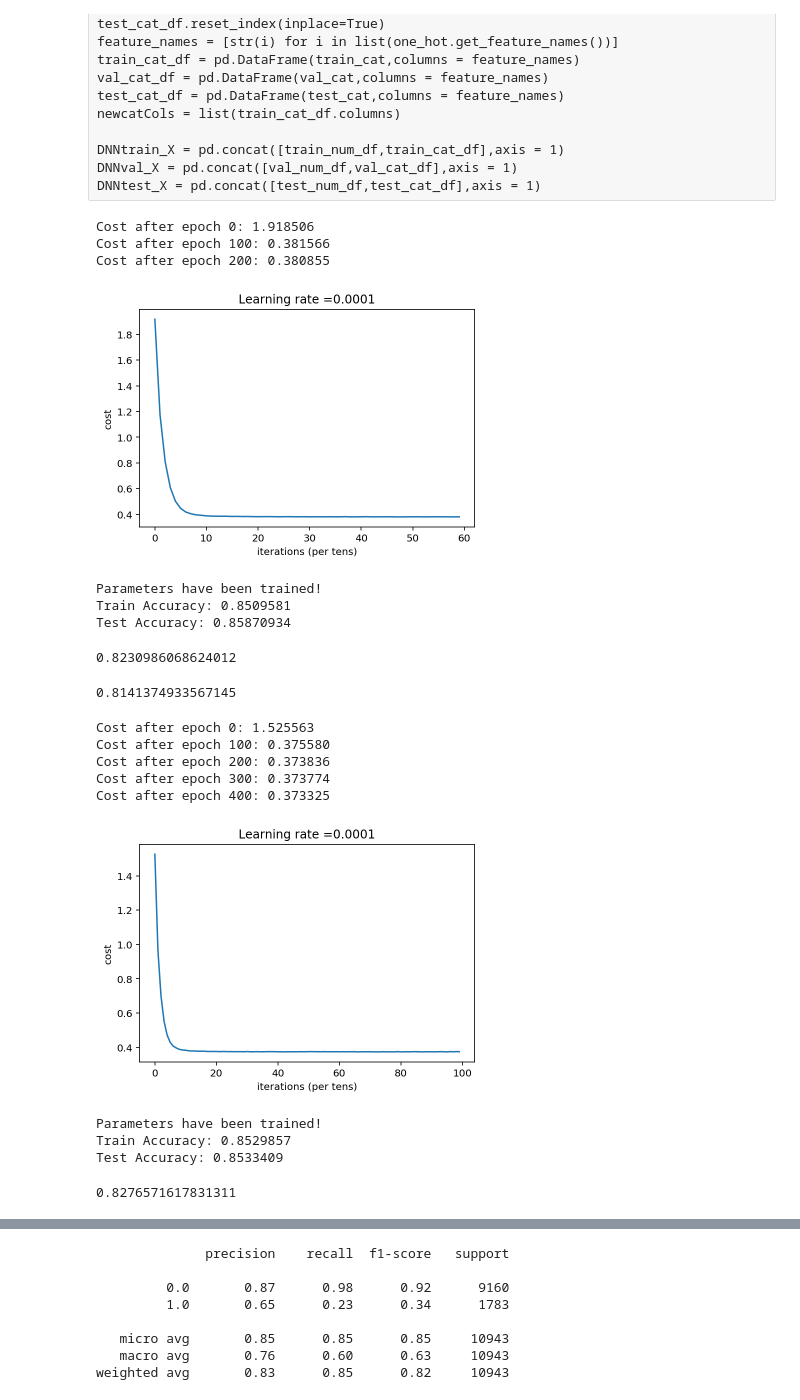
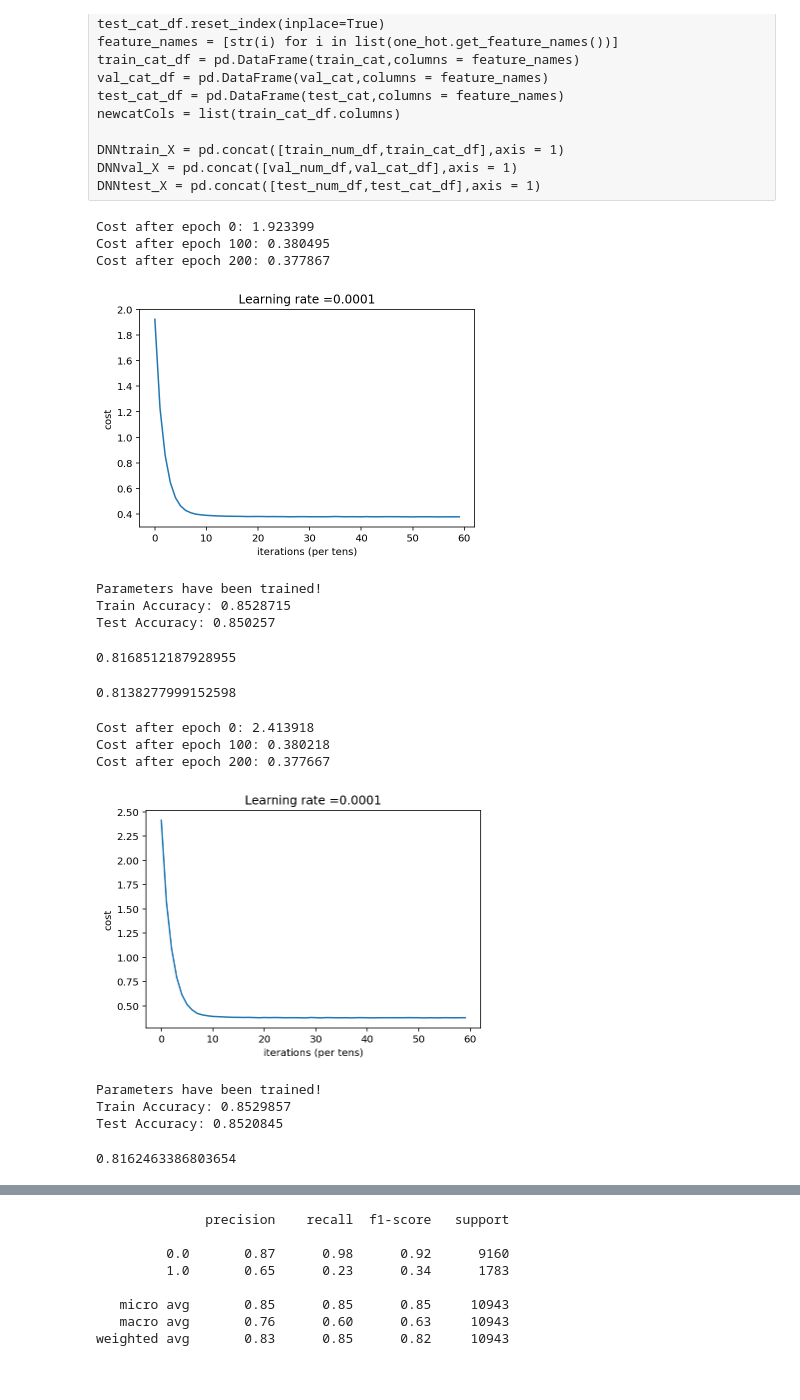
Before and after one commit to AlexaYuqinD/MS-E-246-Project, a Jupyter notebook: MS&E246 Project-Models.ipynb, the cells around one changed output, grey strips where cells are left out. Saved outputs shown, nothing was run; the diff lists cells and outputs as text; code cells hidden in the pictures.

```diff
--- a/MS&E246 Project-Models.ipynb
+++ b/MS&E246 Project-Models.ipynb
@@ -861,45 +863,3 @@ DNNtest_y = np.array(test_y).reshape(1,-1)
 DNNtrain_y = convert_to_one_hot(DNNtrain_y, 2)
 DNNval_y = convert_to_one_hot(DNNval_y, 2)
 DNNtest_y = convert_to_one_hot(DNNtest_y, 2)
-# %%
-# drop twice after one hot
-data_scaler = StandardScaler()
-train_num = data_scaler.fit_transform(train_X[numCols])
-val_num = data_scaler.transform(val_X[numCols])
-test_num = data_scaler.transform(test_X[numCols])
-train_num_df = pd.DataFrame(train_num,columns = numCols)[num_select2]
-train_num_df = train_num_df.reset_index(drop=True)
-val_num_df = pd.DataFrame(val_num,columns = numCols)[num_select2]
-val_num_df = val_num_df.reset_index(drop=True)
-test_num_df = pd.DataFrame(test_num,columns = numCols)[num_select2]
-test_num_df = test_num_df.reset_index(drop=True)
-
-train_cat = train_X[catCols]
-one_hot = OneHotEncoder(handle_unknown='ignore')
-one_hot.fit(train_cat)
-feature_names = [str(i) for i in list(one_hot.get_feature_names())]
-for i in range(4):
-    if i == 0:
-        train_piece = one_hot.transform(train_cat[i*10000:(i+1)*10000]).toarray()[:,inds2]
-        val_piece = one_hot.transform(val_X[catCols]).toarray()[:,inds2]
-        test_piece = one_hot.transform(test_X[catCols]).toarray()[:,inds2]
-    elif i == 3:
-        train_piece = np.vstack((train_piece,one_hot.transform(train_cat[30000:]).toarray()[:,inds2]))
-    else:
-        train_piece = np.vstack((train_piece,one_hot.transform(train_cat[i*10000:(i+1)*10000]).toarray()[:,inds2]))
-
-train_cat_df = pd.DataFrame(train_piece,columns = cat_select2)
-val_cat_df = pd.DataFrame(val_piece,columns = cat_select2)
-test_cat_df = pd.DataFrame(test_piece,columns = cat_select2)
-newcatCols = list(train_cat_df.columns)
-
-DNNtrain_X = pd.concat([train_num_df,train_cat_df],axis = 1).T.as_matrix()
-DNNval_X = pd.concat([val_num_df,val_cat_df],axis = 1).T.as_matrix()
-DNNtest_X = pd.concat([test_num_df,test_cat_df],axis = 1).T.as_matrix()
-
-DNNtrain_y = np.array(train_y).reshape(1,-1)
-DNNval_y = np.array(val_y).reshape(1,-1)
-DNNtest_y = np.array(test_y).reshape(1,-1)
-DNNtrain_y = convert_to_one_hot(DNNtrain_y, 2)
-DNNval_y = convert_to_one_hot(DNNval_y, 2)
-DNNtest_y = convert_to_one_hot(DNNtest_y, 2)
@@ -943,41 +945,39 @@ DNNtest_X = pd.concat([test_num_df,test_cat_df],axis = 1)
 num1 = DNNtrain_X.shape[0]
 parameters = model(DNNtrain_X, DNNtrain_y, DNNval_X, DNNval_y,num=num1,learning_rate = 0.0001, keep_prob=0.9,lamb=0.01,num_epochs = 300, minibatch_size=512, params = [256,128,64,2],layer=4)
 # %% [output]
-Cost after epoch 0: 1.918506
-Cost after epoch 100: 0.381566
-Cost after epoch 200: 0.380855
+Cost after epoch 0: 1.923399
+Cost after epoch 100: 0.380495
+Cost after epoch 200: 0.377867
-[figure, old version]
+[figure, new version]
 Parameters have been trained!
-Train Accuracy: 0.8509581
-Test Accuracy: 0.85870934
+Train Accuracy: 0.8528715
+Test Accuracy: 0.850257
 # %%
 default_prob = get_probability(parameters, DNNval_X, layer=4)[1,:]
 roc_auc_score(DNNval_y[1,:], default_prob)
 # %% [output]
-0.8230986068624012
+0.8168512187928955
 # %%
 default_prob = get_probability(parameters, DNNtest_X, layer=4)[1,:]
 roc_auc_score(DNNtest_y[1,:], default_prob)
 # %% [output]
-0.8141374933567145
+0.8138277999152598
 # %%
 num1 = DNNtrain_X.shape[0]
-parameters = model(DNNtrain_X, DNNtrain_y, DNNval_X, DNNval_y,num=num1,learning_rate = 0.0001, keep_prob=0.9,lamb=0.01,num_epochs = 500, minibatch_size=512, params = [256,128,2],layer=3)
+parameters = model(DNNtrain_X, DNNtrain_y, DNNval_X, DNNval_y,num=num1,learning_rate = 0.0001, keep_prob=0.9,lamb=0.01,num_epochs = 300, minibatch_size=1024, params = [512,256,2],layer=3)
 # %% [output]
-Cost after epoch 0: 1.525563
-Cost after epoch 100: 0.375580
-Cost after epoch 200: 0.373836
-Cost after epoch 300: 0.373774
-Cost after epoch 400: 0.373325
+Cost after epoch 0: 2.413918
+Cost after epoch 100: 0.380218
+Cost after epoch 200: 0.377667
-[figure, old version]
+[figure, new version]
 Parameters have been trained!
 Train Accuracy: 0.8529857
-Test Accuracy: 0.8533409
+Test Accuracy: 0.8520845
 # %%
 default_prob = get_probability(parameters, DNNval_X,layer=3)[1,:]
 roc_auc_score(DNNval_y[1,:], default_prob)
 # %% [output]
-0.8276571617831311
+0.8162463386803654
 # %%
 default_prob = get_probability(parameters, DNNtest_X,layer=3)[1,:]
 roc_auc_score(DNNtest_y[1,:], default_prob)
```
Also changed, not shown: parts of 21 cells of this notebook.
